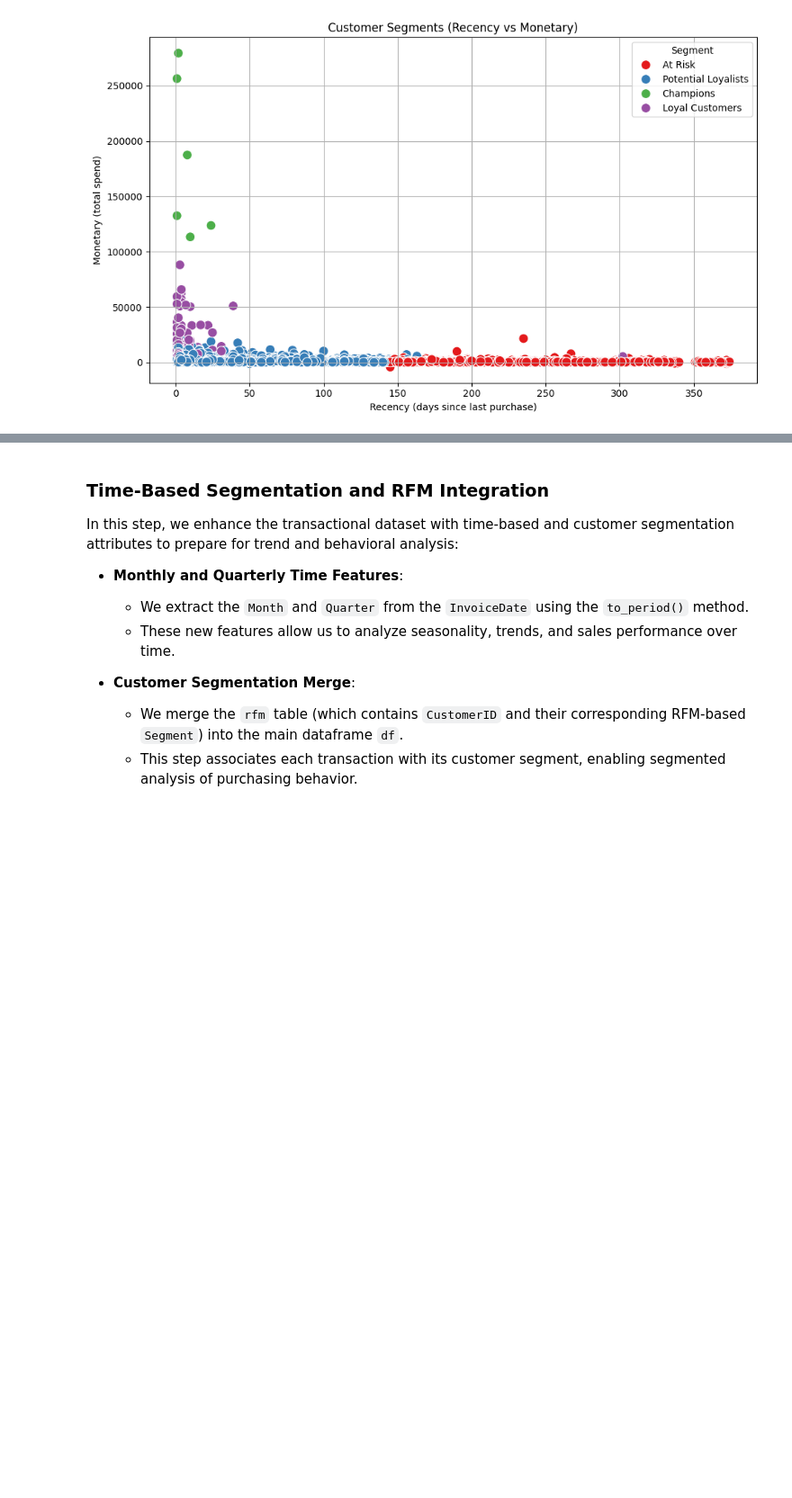
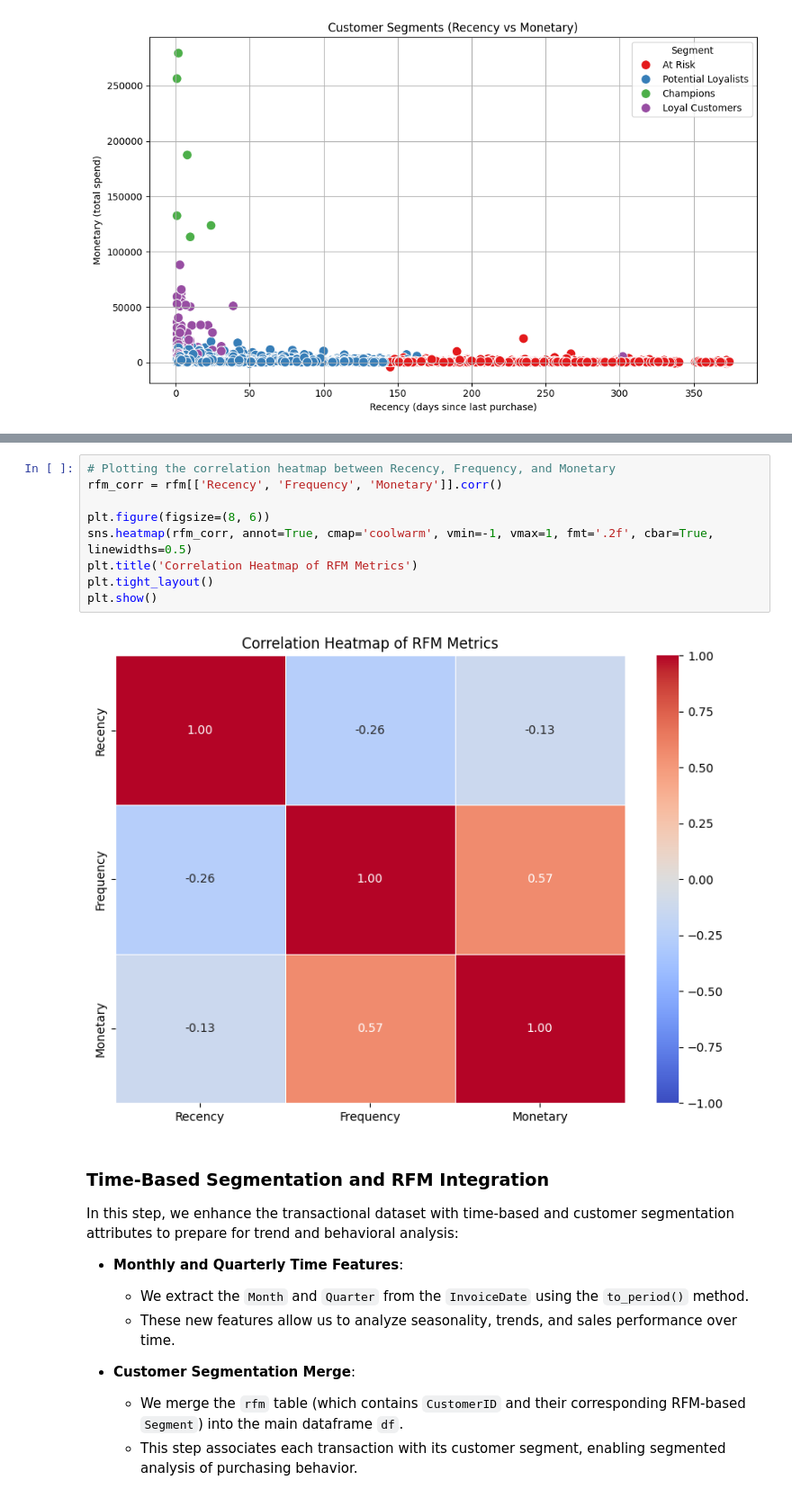
Before and after one commit to VardhanVarikuti/customer-segmentation-retail, a Jupyter notebook: CustomerSegmentation.ipynb, the cells around one changed output, grey strips where cells are left out. Shown at 90% size. Drawn from its saved outputs; the diff is of its cells as text; blank space fills up the shorter version.

```diff
--- a/CustomerSegmentation.ipynb
+++ b/CustomerSegmentation.ipynb
@@ -566,3 +628,14 @@ Cluster
+# %%
+# Plotting the correlation heatmap between Recency, Frequency, and Monetary
+rfm_corr = rfm[['Recency', 'Frequency', 'Monetary']].corr()
+
+plt.figure(figsize=(8, 6))
+sns.heatmap(rfm_corr, annot=True, cmap='coolwarm', vmin=-1, vmax=1, fmt='.2f', cbar=True, linewidths=0.5)
+plt.title('Correlation Heatmap of RFM Metrics')
+plt.tight_layout()
+plt.show()
+# %% [output]
+[figure, added]
 # %% [markdown]
 ### Time-Based Segmentation and RFM Integration
 
```
Also changed, not shown: parts of 22 cells of this notebook.
